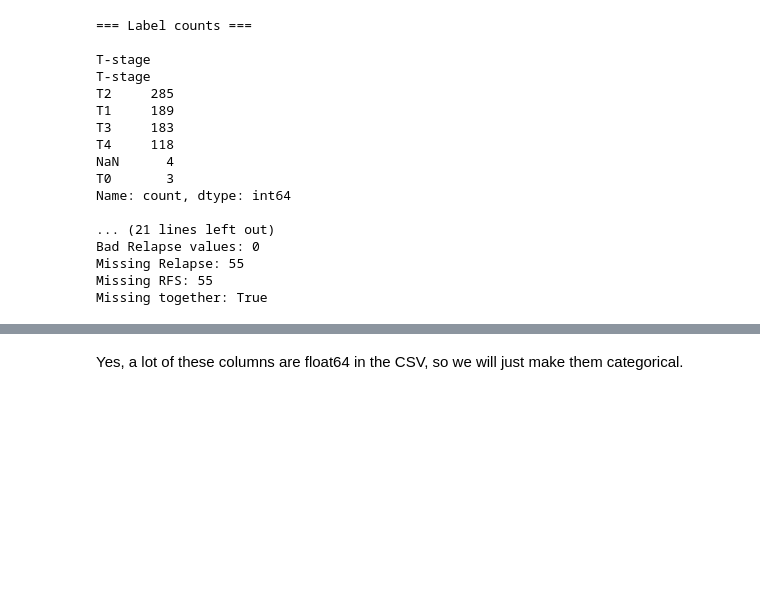
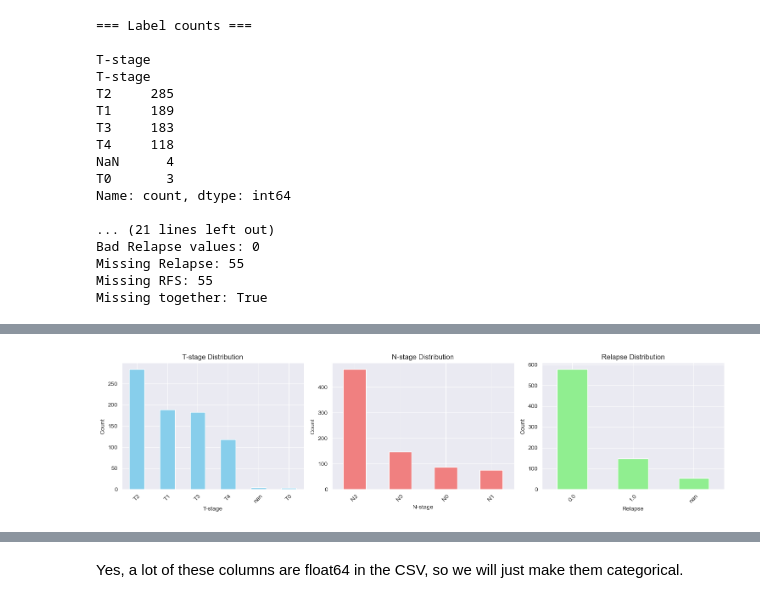
Before and after one commit to Essam-Khawaja/HECKTOR2026, a Jupyter notebook: EDA.ipynb, the cells around one changed output, grey strips where cells are left out. Saved outputs shown, nothing was run; the diff lists cells and outputs as text; code cells hidden in the pictures; blank space fills up the shorter version.

```diff
--- a/EDA.ipynb
+++ b/EDA.ipynb
@@ -217,0 +269,26 @@ Missing together: True
+# %%
+# Target label distributions
+fig, axes = plt.subplots(1, 3, figsize=(15, 4))
+
+# T-stage
+df[T_LABEL].value_counts(dropna=False).plot(kind='bar', ax=axes[0], color='skyblue')
+axes[0].set_title('T-stage Distribution')
+axes[0].set_ylabel('Count')
+axes[0].tick_params(axis='x', rotation=45)
+
+# N-stage
+df[N_LABEL].value_counts(dropna=False).plot(kind='bar', ax=axes[1], color='lightcoral')
+axes[1].set_title('N-stage Distribution')
+axes[1].set_ylabel('Count')
+axes[1].tick_params(axis='x', rotation=45)
+
+# Relapse
+df[EVENT_COL].value_counts(dropna=False).plot(kind='bar', ax=axes[2], color='lightgreen')
+axes[2].set_title('Relapse Distribution')
+axes[2].set_ylabel('Count')
+axes[2].tick_params(axis='x', rotation=45)
+
+plt.tight_layout()
+plt.show()
+# %% [output]
+[figure, added]
```
Also changed, not shown: parts of 10 cells of this notebook, 1 other file.
